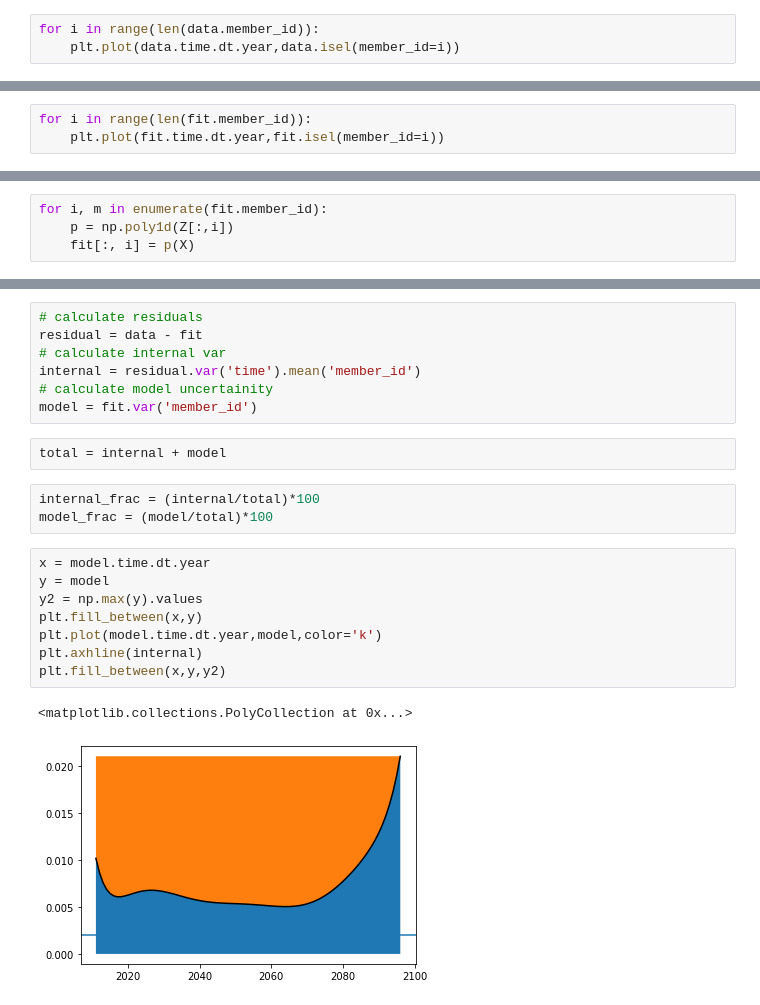
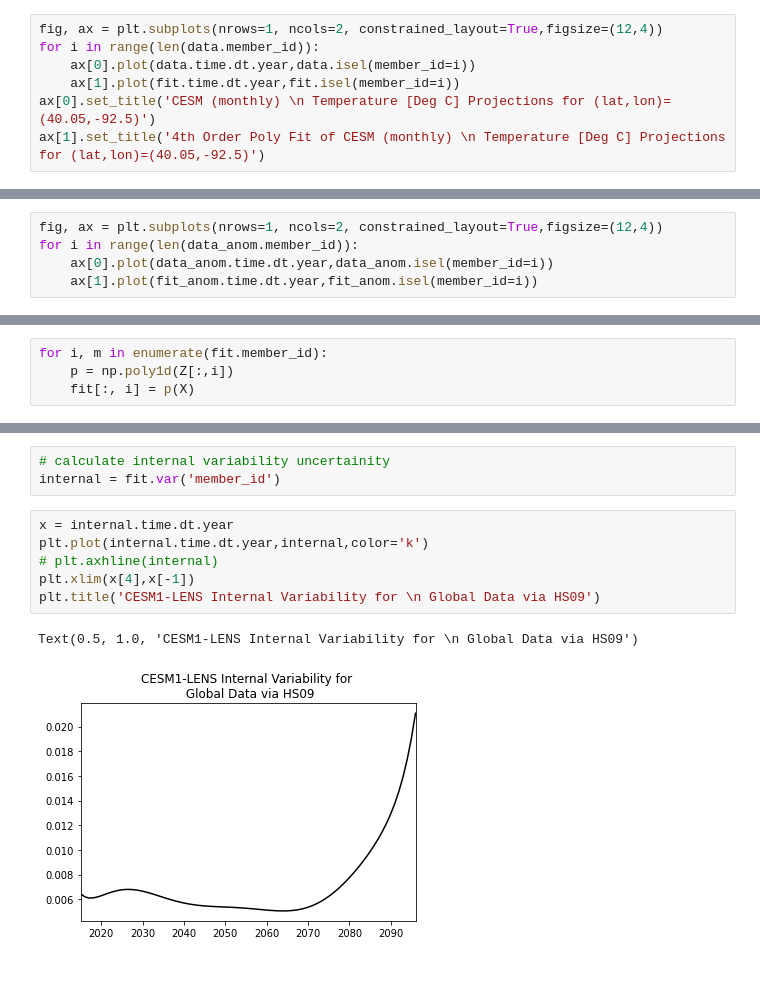
Before and after one commit to MackenzieBlanusa/InternalVariability, a Jupyter notebook: CESM_notebook.ipynb, the cells around one changed output, grey strips where cells are left out. Saved outputs shown, nothing was run; the diff lists cells and outputs as text; blank space fills up the shorter version.

Commit message:
Computed internal var via HS09 and LE method

```diff
--- a/CESM_notebook.ipynb
+++ b/CESM_notebook.ipynb
@@ -412,4 +481,8 @@ plt.plot(fit.time.dt.year,fit.isel(member_id=0))
 # %%
+fig, ax = plt.subplots(nrows=1, ncols=2, constrained_layout=True,figsize=(12,4))
 for i in range(len(data.member_id)):
-    plt.plot(data.time.dt.year,data.isel(member_id=i))
+    ax[0].plot(data.time.dt.year,data.isel(member_id=i))
+    ax[1].plot(fit.time.dt.year,fit.isel(member_id=i))
+ax[0].set_title('CESM (monthly) \n Temperature [Deg C] Projections for (lat,lon)=(40.05,-92.5)')
+ax[1].set_title('4th Order Poly Fit of CESM (monthly) \n Temperature [Deg C] Projections for (lat,lon)=(40.05,-92.5)')
 # %% [output]
@@ -417,3 +490,0 @@ for i in range(len(data.member_id)):
-# %%
-for i in range(len(fit.member_id)):
-    plt.plot(fit.time.dt.year,fit.isel(member_id=i))
@@ -425,0 +491,5 @@ NameError: name 'lat' is not defined
+# %%
+fig, ax = plt.subplots(nrows=1, ncols=2, constrained_layout=True,figsize=(12,4))
+for i in range(len(data_anom.member_id)):
+    ax[0].plot(data_anom.time.dt.year,data_anom.isel(member_id=i))
+    ax[1].plot(fit_anom.time.dt.year,fit_anom.isel(member_id=i))
@@ -635,23 +666,12 @@ for i in range(len(fit.member_id)):
 # %%
-# calculate residuals
-residual = data - fit
-# calculate internal var
-internal = residual.var('time').mean('member_id')
-# calculate model uncertainity
-model = fit.var('member_id')
+# calculate internal variability uncertainity
+internal = fit.var('member_id')
-# %%
-total = internal + model
-# %%
-internal_frac = (internal/total)*100
-model_frac = (model/total)*100
 # %%
-x = model.time.dt.year
-y = model
-y2 = np.max(y).values
-plt.fill_between(x,y)
-plt.plot(model.time.dt.year,model,color='k')
-plt.axhline(internal)
-plt.fill_between(x,y,y2)
+x = internal.time.dt.year
+plt.plot(internal.time.dt.year,internal,color='k')
+# plt.axhline(internal)
+plt.xlim(x[4],x[-1])
+plt.title('CESM1-LENS Internal Variability for \n Global Data via HS09')
 # %% [output]
-<matplotlib.collections.PolyCollection at 0x...>
+Text(0.5, 1.0, 'CESM1-LENS Internal Variability for \n Global Data via HS09')
-[figure, old version]
+[figure, new version]
```
Also changed, not shown: parts of 52 cells of this notebook.
